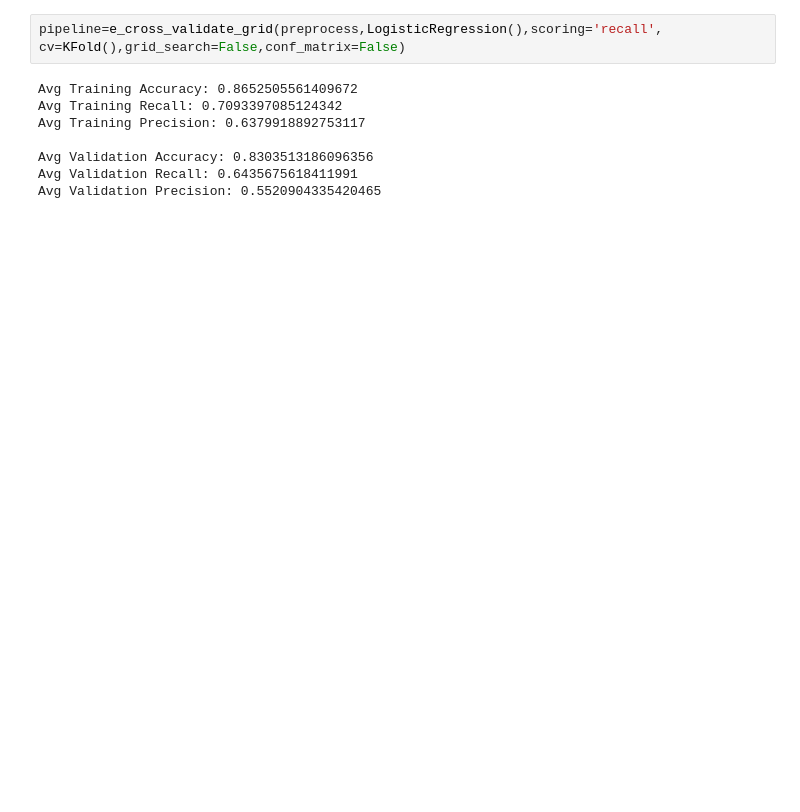
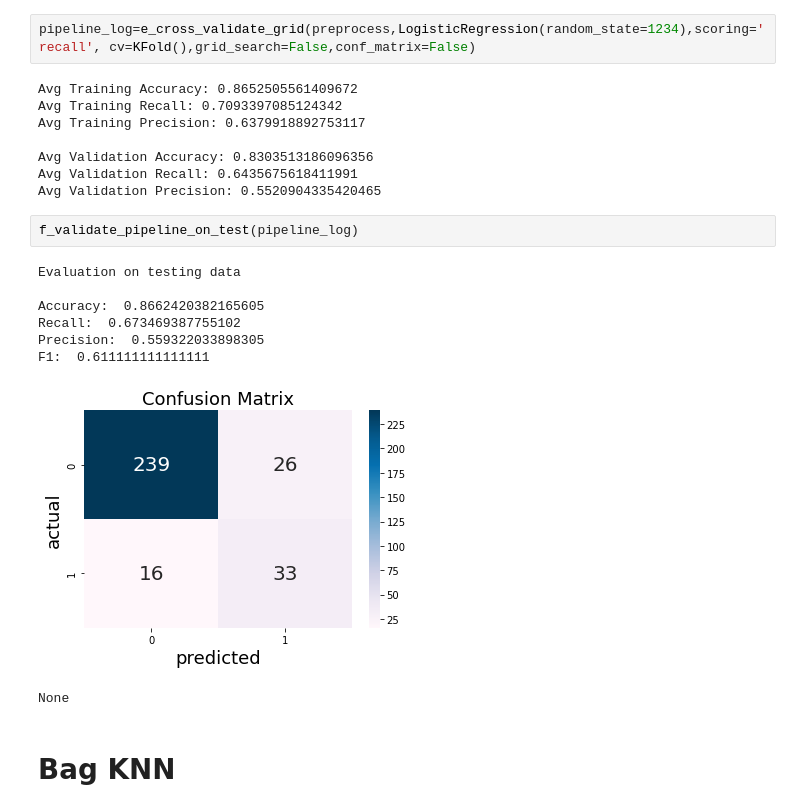
Before and after one commit to reuip/Ironhack-final-project, a Jupyter notebook: modelling pipeline desktop.ipynb, the cells around one changed output. Cells and saved outputs as stored; diff of their text form; blank space fills up the shorter version.

```diff
--- a/modelling pipeline desktop.ipynb
+++ b/modelling pipeline desktop.ipynb
@@ -299,5 +347,5 @@ Avg Validation Precision: 0.7418831168831169
 # %%
-pipeline=e_cross_validate_grid(preprocess,LogisticRegression(),scoring='recall', cv=KFold(),grid_search=False,conf_matrix=False)
+pipeline_log=e_cross_validate_grid(preprocess,LogisticRegression(random_state=1234),scoring='recall', cv=KFold(),grid_search=False,conf_matrix=False)
 # %% [output]
 Avg Training Accuracy: 0.8652505561409672
 Avg Training Recall: 0.7093397085124342
@@ -306,4 +354,17 @@ Avg Training Precision: 0.6379918892753117
 Avg Validation Accuracy: 0.8303513186096356
 Avg Validation Recall: 0.6435675618411991
 Avg Validation Precision: 0.5520904335420465
+# %%
+f_validate_pipeline_on_test(pipeline_log)
+# %% [output]
+Evaluation on testing data
+
+Accuracy:  0.8662420382165605
+Recall:  0.673469387755102
+Precision:  0.559322033898305
+F1:  0.611111111111111
+[figure, added]
+None
+# %% [markdown]
+# Bag KNN
 # %%
```
Also changed, not shown: parts of 24 cells of this notebook, 1 other file.
